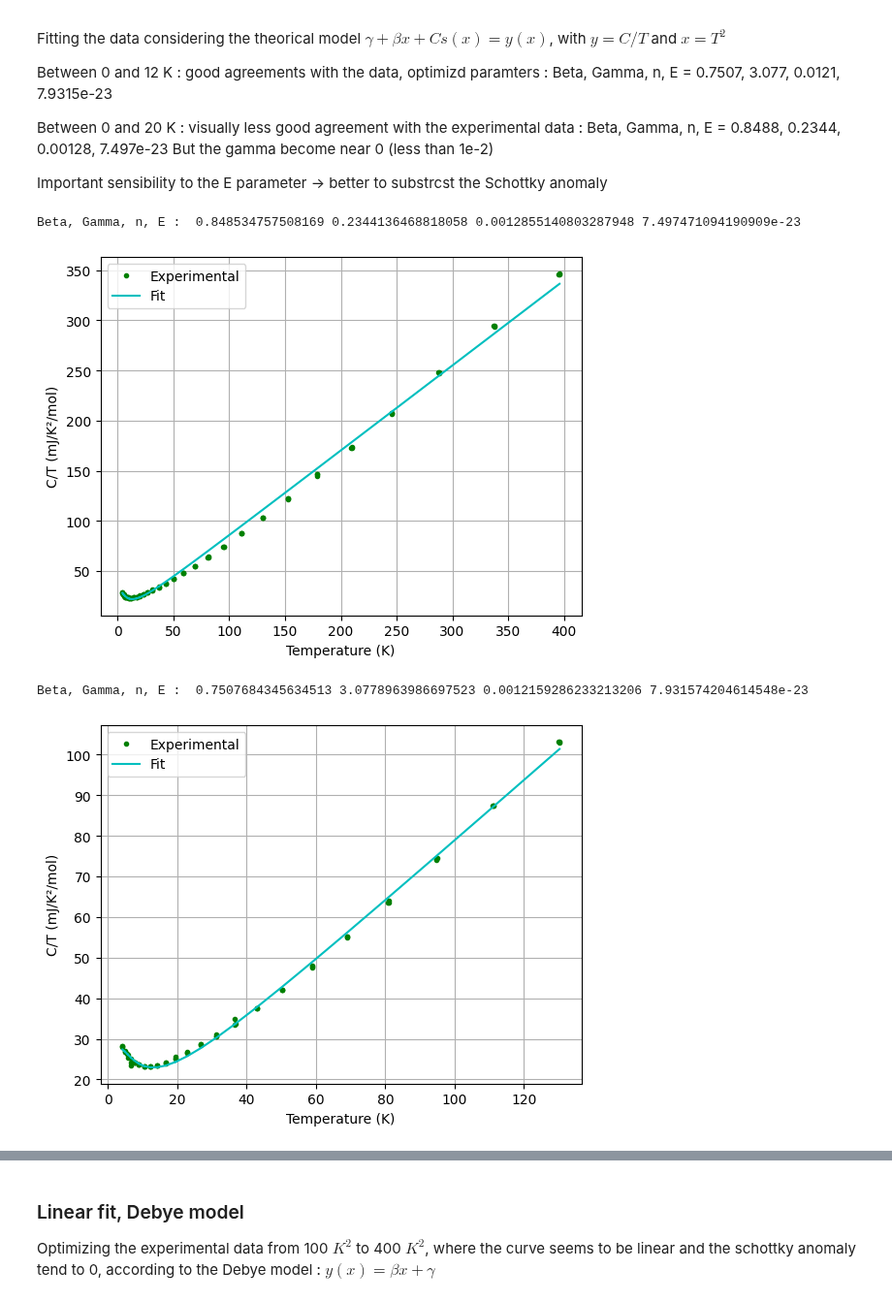
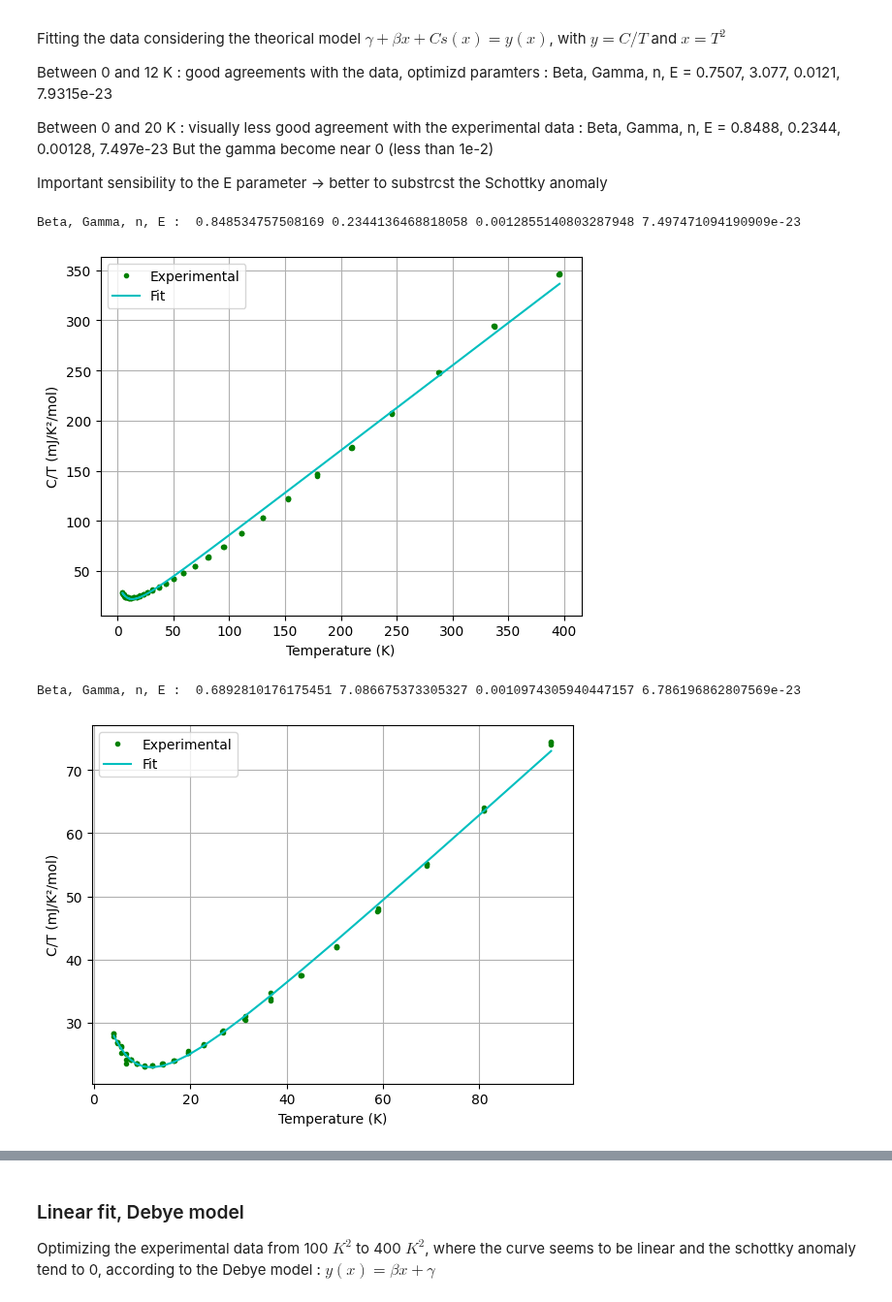
Before and after one commit to Gamal-on/YBCO, a Jupyter notebook: results_YBCO_overdoped.ipynb, the cells around one changed output, grey strips where cells are left out. Shown at 97% size. Drawn from its saved outputs; the diff is of its cells as text; code cells hidden in the pictures.

```diff
--- a/results_YBCO_overdoped.ipynb
+++ b/results_YBCO_overdoped.ipynb
@@ -29,13 +29,13 @@ Important sensibility to the E parameter -> better to substrcst the Schottky ano
 # %%
 nonlinear_acoustic_fit.plot_fit_acoustic(0, 400, cnt.squared_temperature_ISIS, cnt.hc_div_temp_ISIS, cnt.err_hc_div_temp_ISIS,
                                          bounds=([0.1, 0, 1e-3, 2e-23],[1, 10,5e-2, 9e-23]))
 
-nonlinear_acoustic_fit.plot_fit_acoustic(0, 144, cnt.squared_temperature_ISIS, cnt.hc_div_temp_ISIS, cnt.err_hc_div_temp_ISIS,
+nonlinear_acoustic_fit.plot_fit_acoustic(0, 100, cnt.squared_temperature_ISIS, cnt.hc_div_temp_ISIS, cnt.err_hc_div_temp_ISIS,
                                          bounds=([0.1, 0, 1e-3, 2e-23],[1, 10,5e-2, 9e-23]))
 # %% [output]
 Beta, Gamma, n, E :  0.848534757508169 0.2344136468818058 0.0012855140803287948 7.497471094190909e-23
 [figure]
-Beta, Gamma, n, E :  0.7507684345634513 3.0778963986697523 0.0012159286233213206 7.931574204614548e-23
+Beta, Gamma, n, E :  0.6892810176175451 7.086675373305327 0.0010974305940447157 6.786196862807569e-23
-[figure, old version]
+[figure, new version]
 # %%
 plt.figure()
```
Also changed, not shown: parts of 5 cells of this notebook, 1 other file.
